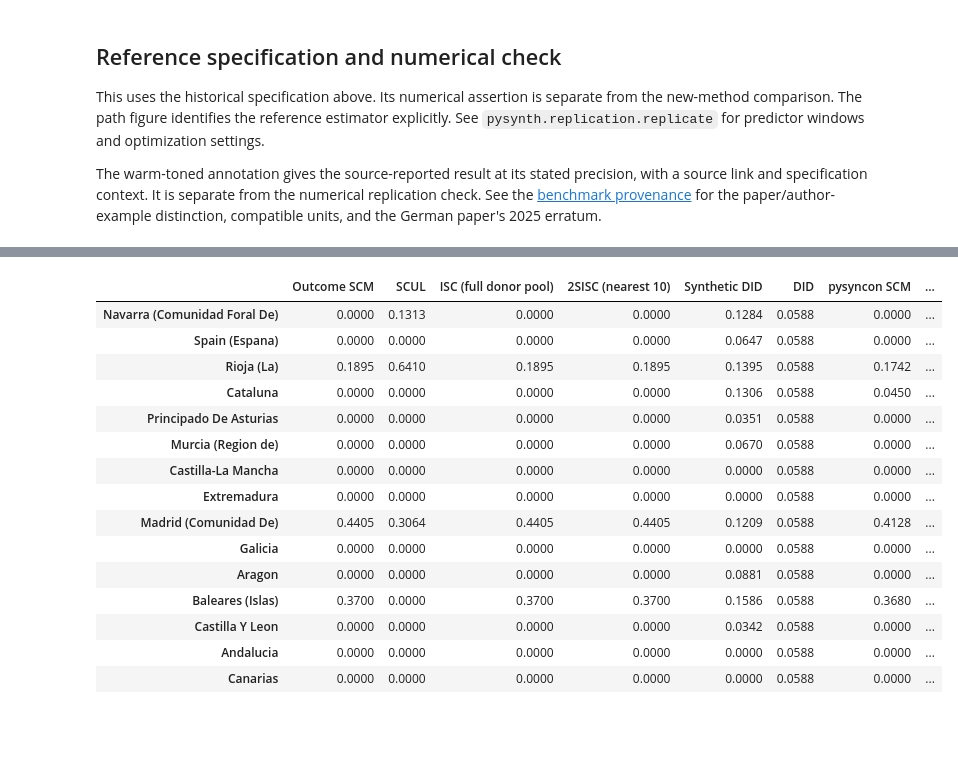
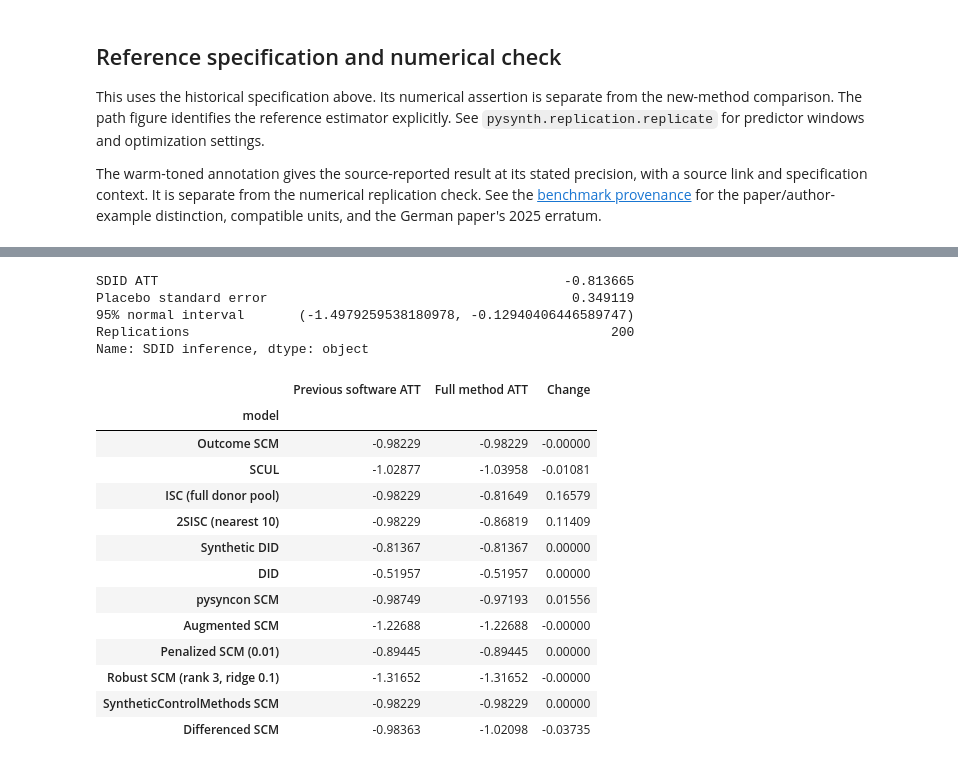
Before and after one commit to crahal/pysynthcon, a Jupyter notebook: empirical_examples/basque.ipynb, the cells around one changed output, grey strips where cells are left out. Cells and saved outputs as stored; diff of their text form; code cells hidden in the pictures; blank space fills up the shorter version.

```diff
--- a/empirical_examples/basque.ipynb
+++ b/empirical_examples/basque.ipynb
@@ -300,21 +333,49 @@ weights are separate components; this table does not represent them.
 # %%
-weights = pd.concat({label: fit.weights for label, fit in results.items()}, axis=1)
-weights.loc[weights.abs().max(axis=1).sort_values(ascending=False).index].head(15).round(4)
+if paper_uncertainty is not None:
+    np.testing.assert_allclose(results['Synthetic DID'].att, reference.att, atol=1e-12)
+    uncertainty = paper_uncertainty
+else:
+    uncertainty = SyntheticDID().inference(
+        panel, method='placebo', replications=200, random_state=0,
+        estimate=results['Synthetic DID'],
+    )
+inference = pd.Series({
+    'SDID ATT': results['Synthetic DID'].att,
+    'Placebo standard error': uncertainty.standard_error,
+    '95% normal interval': uncertainty.confidence_interval(),
+    'Replications': 200,
+}, name='SDID inference')
+display(inference)
+inference.to_csv(figure_dir / f'{name}-sdid-inference.csv')
+np.savetxt(figure_dir / f'{name}-sdid-resamples.csv', uncertainty.resamples, delimiter=',', fmt='%d')
+np.savetxt(figure_dir / f'{name}-sdid-draws.csv', uncertainty.draws, delimiter=',')
+previous_path = example_dir / 'baselines' / '32d4f97' / f'{name}-estimates.csv'
+previous = pd.read_csv(previous_path, index_col=0)
+changes = pd.DataFrame({
+    'Previous software ATT': previous['att'],
+    'Full method ATT': comparison['att'],
+})
+changes['Change'] = changes['Full method ATT'] - changes['Previous software ATT']
+display(changes.round(5))
+changes.to_csv(figure_dir / f'{name}-changes.csv', float_format='%.12g')
 # %% [output]
+SDID ATT                                                    -0.813665
+Placebo standard error                                       0.349119
+95% normal interval       (-1.4979259538180978, -0.12940406446589747)
+Replications                                                      200
+Name: SDID inference, dtype: object
-|  | Outcome SCM | SCUL | ISC (full donor pool) | 2SISC (nearest 10) | Synthetic DID | DID | pysyncon SCM | ... |
-| Navarra (Comunidad Foral De) | 0.0000 | 0.1313 | 0.0000 | 0.0000 | 0.1284 | 0.0588 | 0.0000 | ... |
-| Spain (Espana) | 0.0000 | 0.0000 | 0.0000 | 0.0000 | 0.0647 | 0.0588 | 0.0000 | ... |
-| Rioja (La) | 0.1895 | 0.6410 | 0.1895 | 0.1895 | 0.1395 | 0.0588 | 0.1742 | ... |
-| Cataluna | 0.0000 | 0.0000 | 0.0000 | 0.0000 | 0.1306 | 0.0588 | 0.0450 | ... |
-| Principado De Asturias | 0.0000 | 0.0000 | 0.0000 | 0.0000 | 0.0351 | 0.0588 | 0.0000 | ... |
-| Murcia (Region de) | 0.0000 | 0.0000 | 0.0000 | 0.0000 | 0.0670 | 0.0588 | 0.0000 | ... |
-| Castilla-La Mancha | 0.0000 | 0.0000 | 0.0000 | 0.0000 | 0.0000 | 0.0588 | 0.0000 | ... |
-| Extremadura | 0.0000 | 0.0000 | 0.0000 | 0.0000 | 0.0000 | 0.0588 | 0.0000 | ... |
-| Madrid (Comunidad De) | 0.4405 | 0.3064 | 0.4405 | 0.4405 | 0.1209 | 0.0588 | 0.4128 | ... |
-| Galicia | 0.0000 | 0.0000 | 0.0000 | 0.0000 | 0.0000 | 0.0588 | 0.0000 | ... |
-| Aragon | 0.0000 | 0.0000 | 0.0000 | 0.0000 | 0.0881 | 0.0588 | 0.0000 | ... |
-| Baleares (Islas) | 0.3700 | 0.0000 | 0.3700 | 0.3700 | 0.1586 | 0.0588 | 0.3680 | ... |
-| Castilla Y Leon | 0.0000 | 0.0000 | 0.0000 | 0.0000 | 0.0342 | 0.0588 | 0.0000 | ... |
-| Andalucia | 0.0000 | 0.0000 | 0.0000 | 0.0000 | 0.0000 | 0.0588 | 0.0000 | ... |
-| Canarias | 0.0000 | 0.0000 | 0.0000 | 0.0000 | 0.0000 | 0.0588 | 0.0000 | ... |
+|  | Previous software ATT | Full method ATT | Change |
+| model |  |  |  |
+| Outcome SCM | -0.98229 | -0.98229 | -0.00000 |
+| SCUL | -1.02877 | -1.03958 | -0.01081 |
+| ISC (full donor pool) | -0.98229 | -0.81649 | 0.16579 |
+| 2SISC (nearest 10) | -0.98229 | -0.86819 | 0.11409 |
+| Synthetic DID | -0.81367 | -0.81367 | 0.00000 |
+| DID | -0.51957 | -0.51957 | 0.00000 |
+| pysyncon SCM | -0.98749 | -0.97193 | 0.01556 |
+| Augmented SCM | -1.22688 | -1.22688 | -0.00000 |
+| Penalized SCM (0.01) | -0.89445 | -0.89445 | 0.00000 |
+| Robust SCM (rank 3, ridge 0.1) | -1.31652 | -1.31652 | -0.00000 |
+| SyntheticControlMethods SCM | -0.98229 | -0.98229 | 0.00000 |
+| Differenced SCM | -0.98363 | -1.02098 | -0.03735 |
 # %% [markdown]
```
Also changed, not shown: parts of 13 cells of this notebook, 8 other files.
